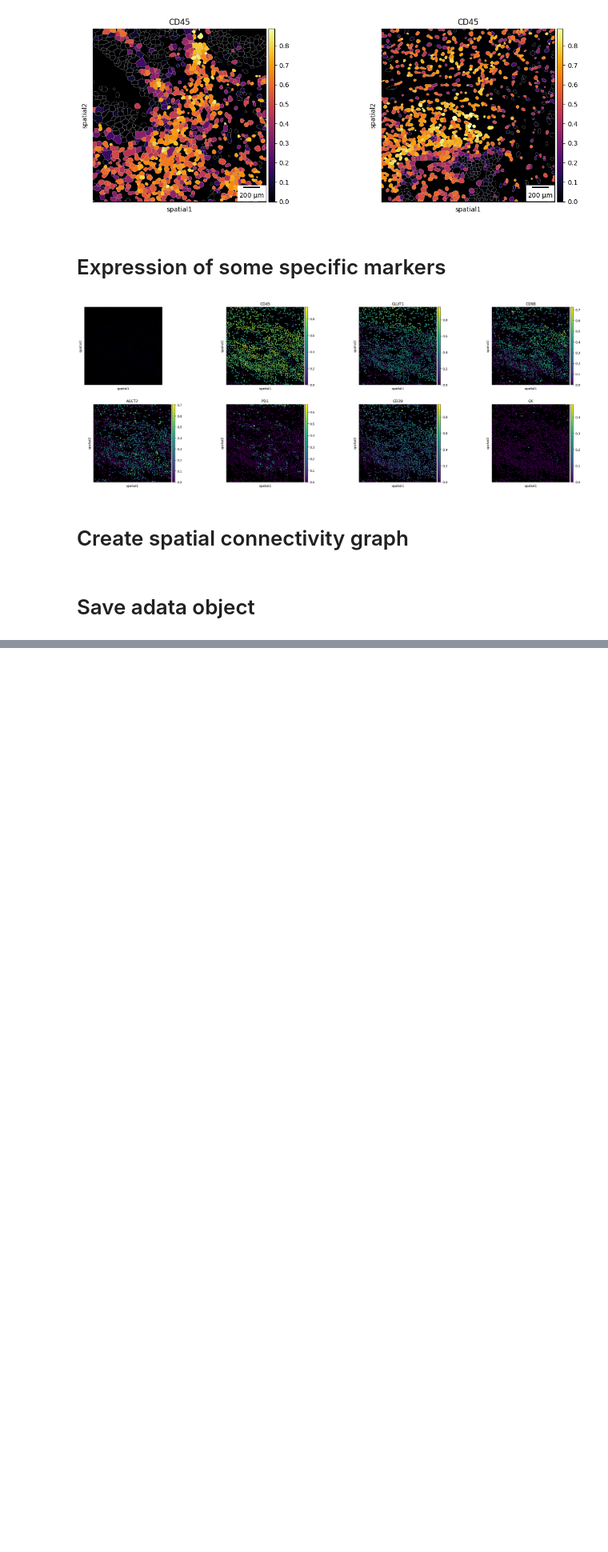
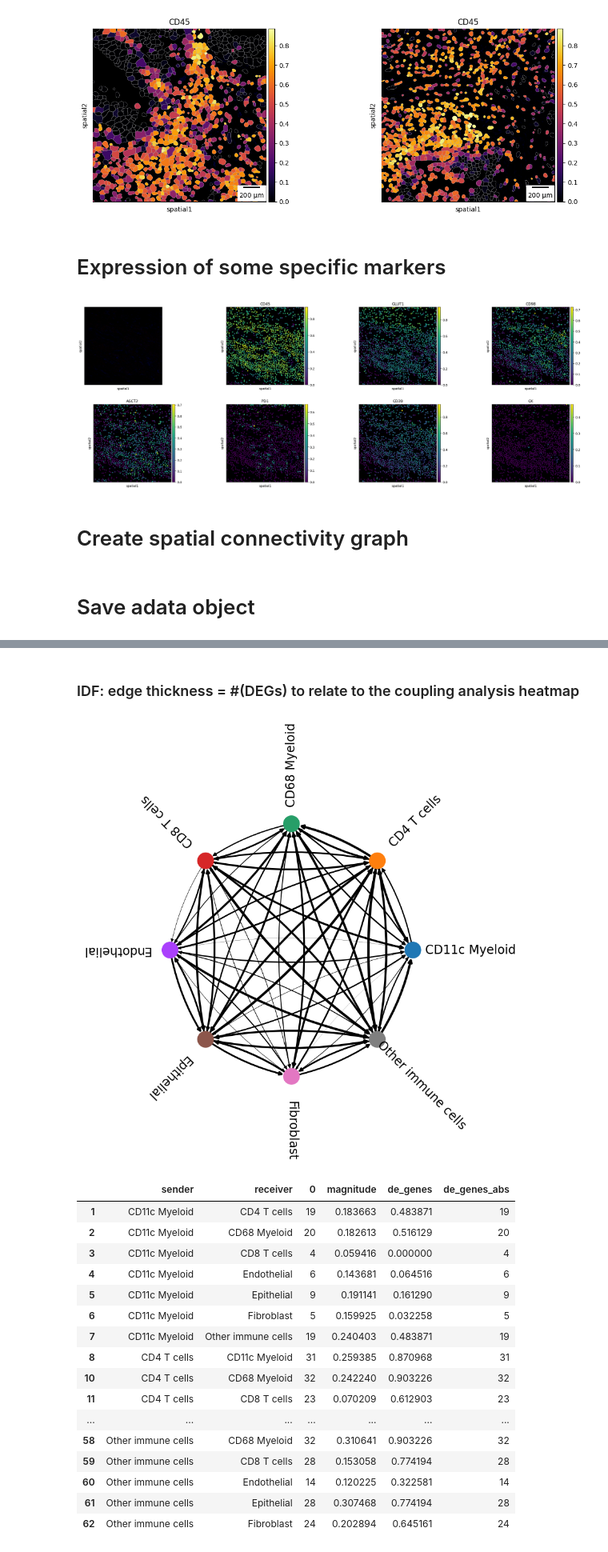
Before and after one commit to idf-io/SpatialPipe, a Jupyter notebook: SpatialPipe_temp.ipynb, the cells around one changed output, grey strips where cells are left out. Shown at 80% size. Drawn from its saved outputs; the diff is of its cells as text; code cells hidden in the pictures; blank space fills up the shorter version.

```diff
--- a/SpatialPipe_temp.ipynb
+++ b/SpatialPipe_temp.ipynb
@@ -307,0 +415,29 @@ interpreter.get_data(
+# %% [markdown]
+### IDF: edge thickness = #(DEGs) to relate to the coupling analysis heatmap
+# %%
+interpreter.type_coupling_analysis_circular(
+    edge_attr='de_genes',
+    edge_width_scale=3.5,
+    de_genes_threshold=1,
+    figsize=(9,9),
+    text_space=1.35
+)
+# %% [output]
+[figure, added]
+|  | sender | receiver | 0 | magnitude | de_genes | de_genes_abs |
+| 1 | CD11c Myeloid | CD4 T cells | 19 | 0.183663 | 0.483871 | 19 |
+| 2 | CD11c Myeloid | CD68 Myeloid | 20 | 0.182613 | 0.516129 | 20 |
+| 3 | CD11c Myeloid | CD8 T cells | 4 | 0.059416 | 0.000000 | 4 |
+| 4 | CD11c Myeloid | Endothelial | 6 | 0.143681 | 0.064516 | 6 |
+| 5 | CD11c Myeloid | Epithelial | 9 | 0.191141 | 0.161290 | 9 |
+| 6 | CD11c Myeloid | Fibroblast | 5 | 0.159925 | 0.032258 | 5 |
+| 7 | CD11c Myeloid | Other immune cells | 19 | 0.240403 | 0.483871 | 19 |
+| 8 | CD4 T cells | CD11c Myeloid | 31 | 0.259385 | 0.870968 | 31 |
+| 10 | CD4 T cells | CD68 Myeloid | 32 | 0.242240 | 0.903226 | 32 |
+| 11 | CD4 T cells | CD8 T cells | 23 | 0.070209 | 0.612903 | 23 |
+| ... | ... | ... | ... | ... | ... | ... |
+| 58 | Other immune cells | CD68 Myeloid | 32 | 0.310641 | 0.903226 | 32 |
+| 59 | Other immune cells | CD8 T cells | 28 | 0.153058 | 0.774194 | 28 |
+| 60 | Other immune cells | Endothelial | 14 | 0.120225 | 0.322581 | 14 |
+| 61 | Other immune cells | Epithelial | 28 | 0.307468 | 0.774194 | 28 |
+| 62 | Other immune cells | Fibroblast | 24 | 0.202894 | 0.645161 | 24 |
```
Also changed, not shown: parts of 25 cells of this notebook.
